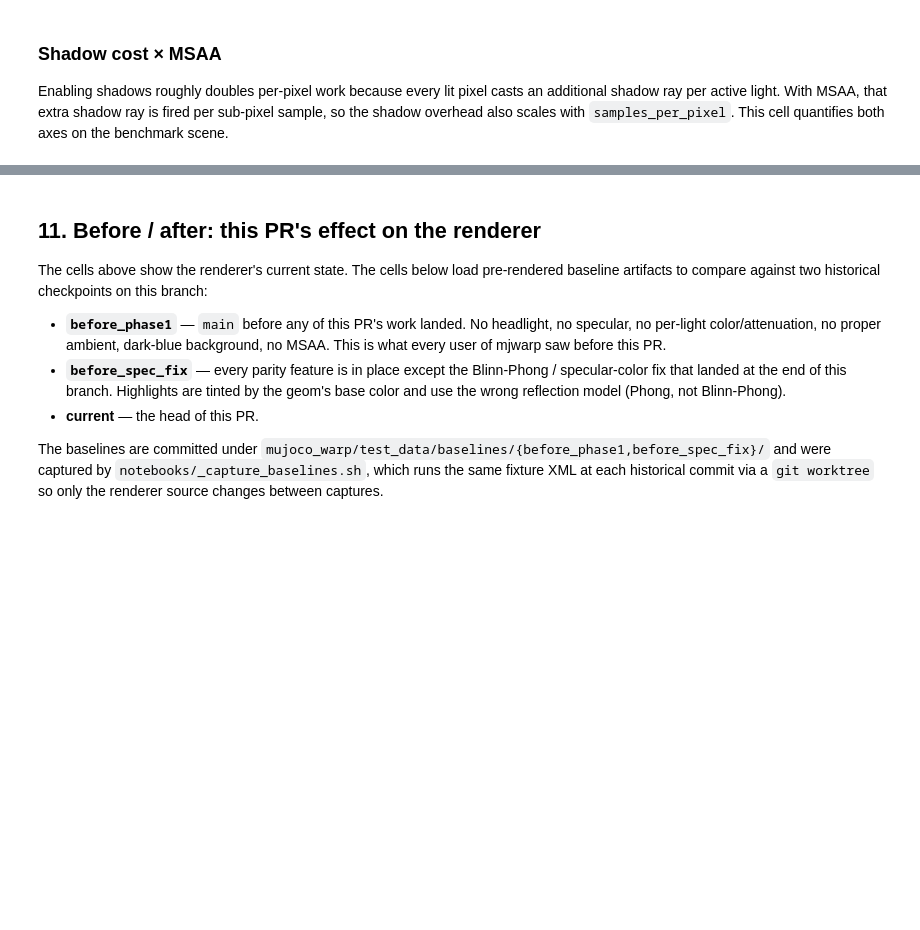
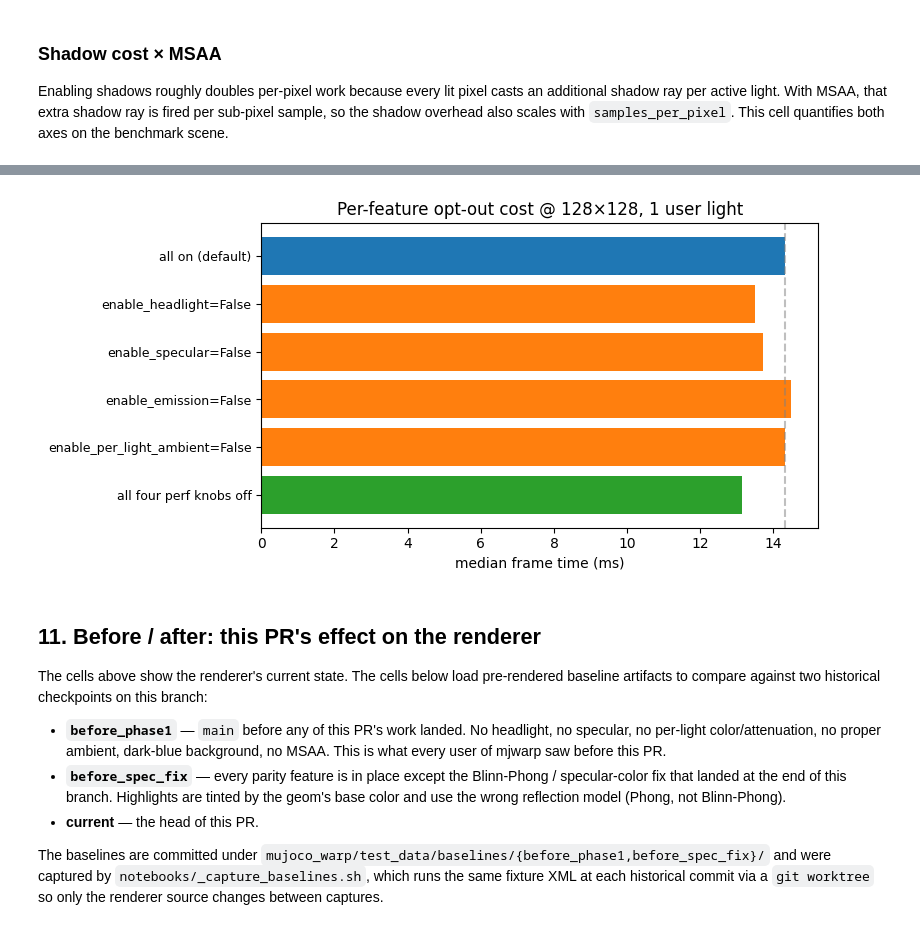
Before and after one commit to mhasek/mujoco_warp, a Jupyter notebook: notebooks/renderer_parity.ipynb, the cells around one changed output, grey strips where cells are left out. Saved outputs shown, nothing was run; the diff lists cells and outputs as text; code cells hidden in the pictures; blank space fills up the shorter version.

```diff
--- a/notebooks/renderer_parity.ipynb
+++ b/notebooks/renderer_parity.ipynb
@@ -1093,0 +1110,89 @@ res         N    off (ms)   on (ms)  on/off
+# %%
+# A scene with one shiny material + emission + ambient on the user light so
+# every flag has something to disable. Same geometry as the perf bench, but
+# with mat_emission != 0 and light_ambient != 0.
+OPTOUT_XML = """
+<mujoco>
+  <visual>
+    <headlight active="1" ambient="0.2 0.2 0.2" diffuse="0.7 0.7 0.7" specular="0.5 0.5 0.5"/>
+    <map znear="0.01"/>
+  </visual>
+  <asset>
+    <material name="shiny" specular="0.7" shininess="0.6" emission="0.15" rgba="0.4 0.5 0.8 1"/>
+  </asset>
+  <worldbody>
+    <camera name="cam" pos="0 -2 0.8" xyaxes="1 0 0 0 0.4 1" resolution="128 128"/>
+    <light pos="1 -1 2" dir="-0.4 0.5 -1" diffuse="0.8 0.8 0.7" specular="0.5 0.5 0.5"
+           ambient="0.15 0.15 0.15" attenuation="1 0 0" castshadow="false"/>
+    <geom type="plane" size="3 3 0.1" rgba="0.8 0.8 0.8 1"/>
+    <geom type="box"     pos="-0.6 0 0.25" size="0.2 0.2 0.25" material="shiny"/>
+    <geom type="sphere"  pos=" 0   0 0.30" size="0.30" material="shiny"/>
+    <geom type="capsule" pos=" 0.6 0 0.30" size="0.15 0.15" material="shiny"/>
+  </worldbody>
+</mujoco>
+"""
+mjm_optout = mujoco.MjModel.from_xml_string(OPTOUT_XML)
+
+
+def bench_with_flags(**flag_kwargs) -> float:
+  mjd = mujoco.MjData(mjm_optout)
+  mujoco.mj_forward(mjm_optout, mjd)
+  m = mjw.put_model(mjm_optout)
+  d = mjw.put_data(mjm_optout, mjd)
+  rc = mjw.create_render_context(
+    mjm_optout,
+    cam_res=(128, 128),
+    render_rgb=True,
+    use_shadows=False,
+    samples_per_pixel=1,
+    **flag_kwargs,
+  )
+
+  def step():
+    mjw.render(m, d, rc)
+    wp.synchronize()
+
+  return time_call(step)
+
+
+configs = [
+  ("all on (default)", {}),
+  ("enable_headlight=False", {"enable_headlight": False}),
+  ("enable_specular=False", {"enable_specular": False}),
+  ("enable_emission=False", {"enable_emission": False}),
+  ("enable_per_light_ambient=False", {"enable_per_light_ambient": False}),
+  (
+    "all four perf knobs off",
+    {
+      "enable_headlight": False,
+      "enable_specular": False,
+      "enable_emission": False,
+      "enable_per_light_ambient": False,
+    },
+  ),
+]
+
+baseline_t = bench_with_flags()
+print(f"{'config':<36s}  {'time (ms)':>10s}  {'Δ vs all-on':>12s}")
+print(f"  {'all on (default)':<34s}  {baseline_t * 1000:>9.2f}   {'-':>11s}")
+rows = [("all on (default)", baseline_t)]
+for label, kwargs in configs[1:]:
+  t_ = bench_with_flags(**kwargs)
+  rows.append((label, t_))
+  delta = (t_ - baseline_t) * 1000
+  print(f"  {label:<34s}  {t_ * 1000:>9.2f}   {delta:>+11.2f}")
+
+fig, ax = plt.subplots(figsize=(8, 4))
+labels = [r[0] for r in rows]
+times_ms = [r[1] * 1000 for r in rows]
+colors = ["C0"] + ["C1"] * 4 + ["C2"]
+ax.barh(range(len(rows)), times_ms, color=colors)
+ax.set_yticks(range(len(rows)))
+ax.set_yticklabels(labels, fontsize=9)
+ax.set_xlabel("median frame time (ms)")
+ax.set_title("Per-feature opt-out cost @ 128×128, 1 user light")
+ax.axvline(baseline_t * 1000, color="gray", linestyle="--", alpha=0.5)
+ax.invert_yaxis()
+plt.tight_layout()
+plt.show()
+# %% [output]
@@ -1094,3 +1211,4 @@ res         N    off (ms)   on (ms)  on/off
+[figure, added]
 # %% [markdown]
 ## 11. Before / after: this PR's effect on the renderer
 
```
Also changed, not shown: parts of 21 cells of this notebook.
